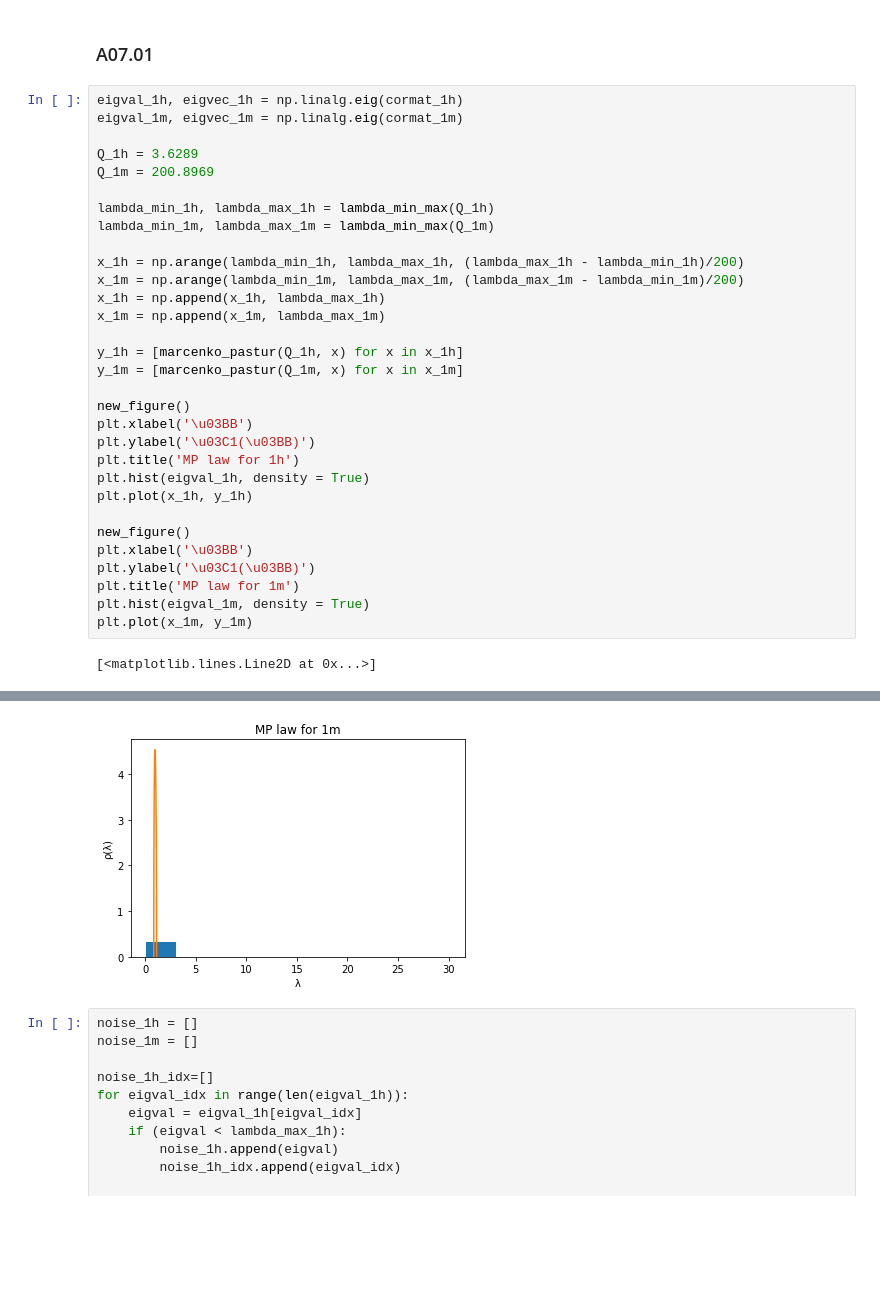
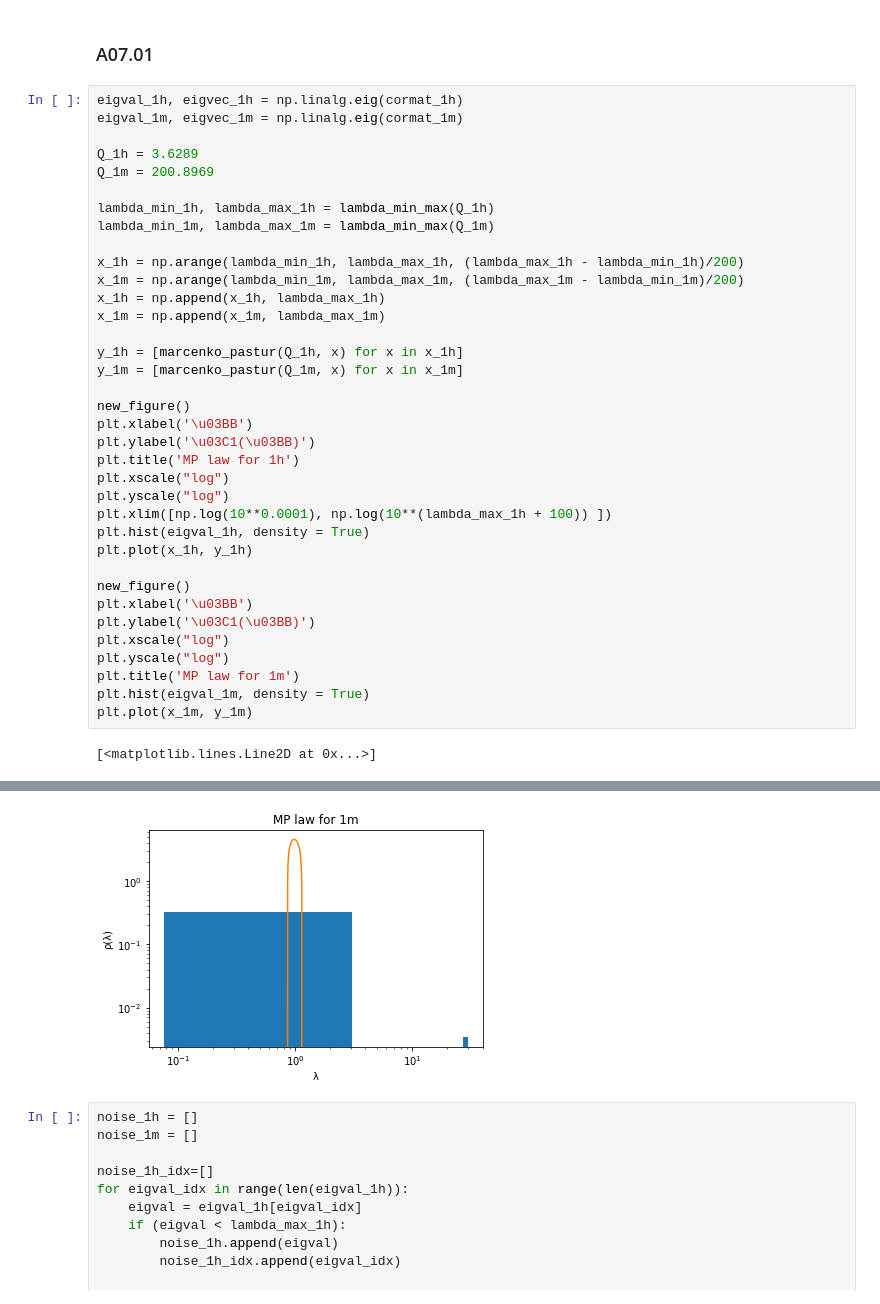
Before and after one commit to JunTu-XD/NetSci, a Jupyter notebook: assignment_7/Tu_Jun_EX07.ipynb, the cells around one changed output, grey strips where cells are left out. Saved outputs shown, nothing was run; the diff lists cells and outputs as text; blank space fills up the shorter version.

```diff
--- a/assignment_7/Tu_Jun_EX07.ipynb
+++ b/assignment_7/Tu_Jun_EX07.ipynb
@@ -72,12 +72,17 @@ new_figure()
 plt.xlabel('\u03BB')
 plt.ylabel('\u03C1(\u03BB)')
 plt.title('MP law for 1h')
+plt.xscale("log")
+plt.yscale("log")
+plt.xlim([np.log(10**0.0001), np.log(10**(lambda_max_1h + 100)) ])
 plt.hist(eigval_1h, density = True)
 plt.plot(x_1h, y_1h)
 
 new_figure()
 plt.xlabel('\u03BB')
 plt.ylabel('\u03C1(\u03BB)')
+plt.xscale("log")
+plt.yscale("log")
 plt.title('MP law for 1m')
 plt.hist(eigval_1m, density = True)
 plt.plot(x_1m, y_1m)
@@ -87,4 +92,4 @@ plt.plot(x_1m, y_1m)
-[figure, old version]
+[figure, new version]
 # %%
 noise_1h = []
 noise_1m = []
```
Also changed, not shown: parts of 5 cells of this notebook.
